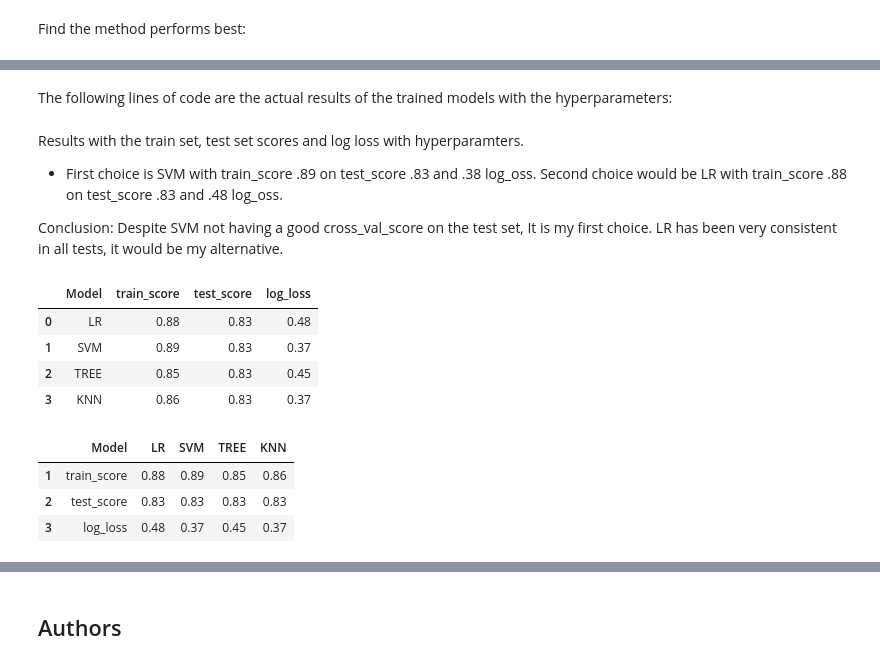
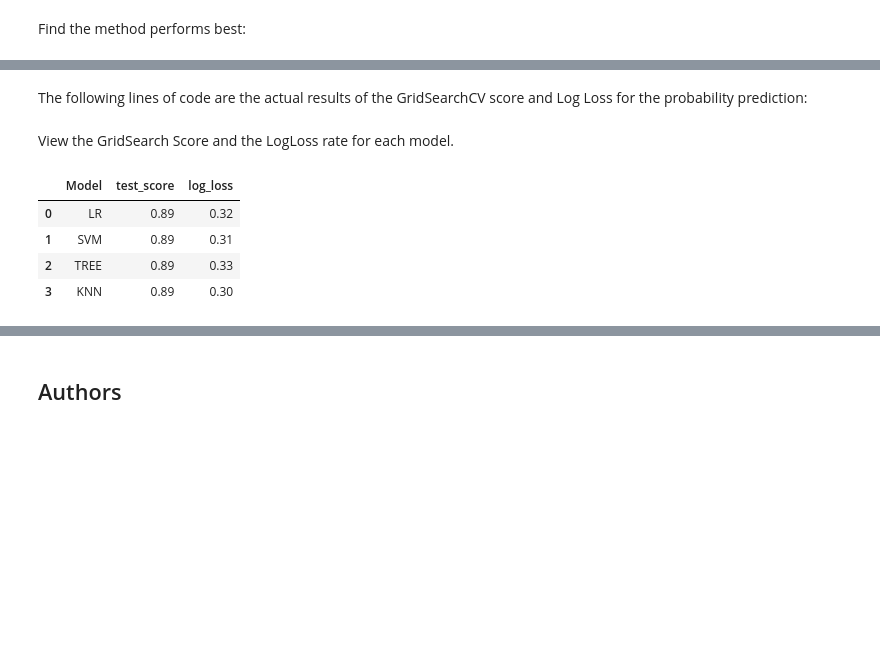
Before and after one commit to amroca79/IBM-Applied-Data-Science-Capstone, a Jupyter notebook: Falcon 9 First Stage Landing Prediction Lab.ipynb, the cells around one changed output, grey strips where cells are left out. Drawn from its saved outputs; the diff is of its cells as text; code cells hidden in the pictures; blank space fills up the shorter version.

```diff
--- a/Falcon 9 First Stage Landing Prediction Lab.ipynb
+++ b/Falcon 9 First Stage Landing Prediction Lab.ipynb
@@ -172,7 +184,7 @@ y_test.shape
 # %% [markdown]
 Create a logistic regression object  then create a  GridSearchCV object  <code>logreg_cv</code> with cv = 10.  Fit the object to find the best parameters from the dictionary <code>parameters</code>.
 # %%
-parameters ={"C":[0.01,0.1,1],'penalty':['l2'], 'solver':['lbfgs']}# l1 lasso l2 ridge
+parameters ={"C":[.0001, .001, .01, .1, 1],'penalty':['l2'], 'solver':['lbfgs']}# l1 lasso l2 ridge
 lr=LogisticRegression()
 # %%
 logreg_cv = GridSearchCV(lr, parameters,  cv=10)
@@ -217,5 +238,5 @@ Create a support vector machine object then  create a  <code>GridSearchCV</code>
 # %%
-parameters2 = {'kernel':('linear', 'rbf','poly','rbf', 'sigmoid'),
+parameters2 = {'kernel':('rbf','linear','poly','sigmoid'),
               'C': np.logspace(-3, 3, 5),
               'gamma':np.logspace(-3, 3, 5)}
 svm = SVC(probability=True)
@@ -260,12 +290,12 @@ Create a decision tree classifier object then  create a  <code>GridSearchCV</cod
 # %%
 parameters3 = {'criterion': ['gini'],
      'splitter': ['best', 'random'],
-     'max_depth': [2*n for n in range(1,10)],
+     'max_depth': [2*n for n in np.arange(1,10)],
      'max_features': ['auto', 'sqrt', 'log2'],
      'min_samples_leaf': [1,2,4],
      'min_samples_split': [2,5,10]}
 
-d_tree = DecisionTreeClassifier(random_state=9)
+d_tree = DecisionTreeClassifier(random_state=6) #random_state: 6 with train_split_random_state: 2 is optimal for this model. #random_state: 6 with train_test_split_random_state: 2 is good overall.
 # %%
 tree_cv = GridSearchCV(d_tree, parameters3, cv=10)
 
@@ -318,3 +349,9 @@ KNN = KNeighborsClassifier()
+# %%
+parameters4 = {'n_neighbors': [12], # k: 12 with train_test_split_random_state: 2 is optimal overall for this model  # k: 12 with train_test_split_random_state: 2 is good overall for this model
+              'algorithm': ['auto', 'ball_tree', 'kd_tree', 'brute'],
+              'p': [1,2]}
+#11
+KNN = KNeighborsClassifier()
 # %%
 knn_cv = GridSearchCV(KNN, parameters4, cv=10)
 
@@ -438,2 +455,2 @@ cross_val_function(x_test, y_test,10)
 # %% [markdown]
-The following lines of code are the actual results of the trained models with the hyperparameters:
+The following lines of code are the actual results of the GridSearchCV score and Log Loss for the probability prediction:
@@ -468,26 +480,12 @@ metod_list.append(knn_list)
-# %% [markdown]
-Results with the train set, test set scores and log loss with hyperparamters.
-
-- First choice is SVM with train_score .89 on test_score .83 and .38 log_oss. Second choice would be LR with train_score .88 on test_score .83 and .48 log_oss.
-
-Conclusion: Despite SVM not having a good cross_val_score on the test set, It is my first choice. LR has been very consistent in all tests, it would be my alternative.
+# %% [markdown]
+View the GridSearch Score and the LogLoss rate for each model.
 # %%
 metod_df = pd.DataFrame(metod_list).round(decimals=2)
-metod_df.columns = ['Model', 'train_score', 'test_score', 'log_loss']
+metod_df.columns = ['Model', 'test_score', 'log_loss']
 metod_df
 # %% [output]
-|  | Model | train_score | test_score | log_loss |
-| 0 | LR | 0.88 | 0.83 | 0.48 |
-| 1 | SVM | 0.89 | 0.83 | 0.37 |
-| 2 | TREE | 0.85 | 0.83 | 0.45 |
-| 3 | KNN | 0.86 | 0.83 | 0.37 |
+|  | Model | test_score | log_loss |
+| 0 | LR | 0.89 | 0.32 |
+| 1 | SVM | 0.89 | 0.31 |
+| 2 | TREE | 0.89 | 0.33 |
+| 3 | KNN | 0.89 | 0.30 |
-# %%
-metod_copy = metod_df.copy()
-metod_copy = metod_copy.transpose().reset_index()
-metod_copy = metod_copy.rename(columns=metod_copy.iloc[0]).drop(metod_copy.index[0])
-metod_copy
-# %% [output]
-|  | Model | LR | SVM | TREE | KNN |
-| 1 | train_score | 0.88 | 0.89 | 0.85 | 0.86 |
-| 2 | test_score | 0.83 | 0.83 | 0.83 | 0.83 |
-| 3 | log_loss | 0.48 | 0.37 | 0.45 | 0.37 |
```
Also changed, not shown: parts of 58 cells of this notebook.
